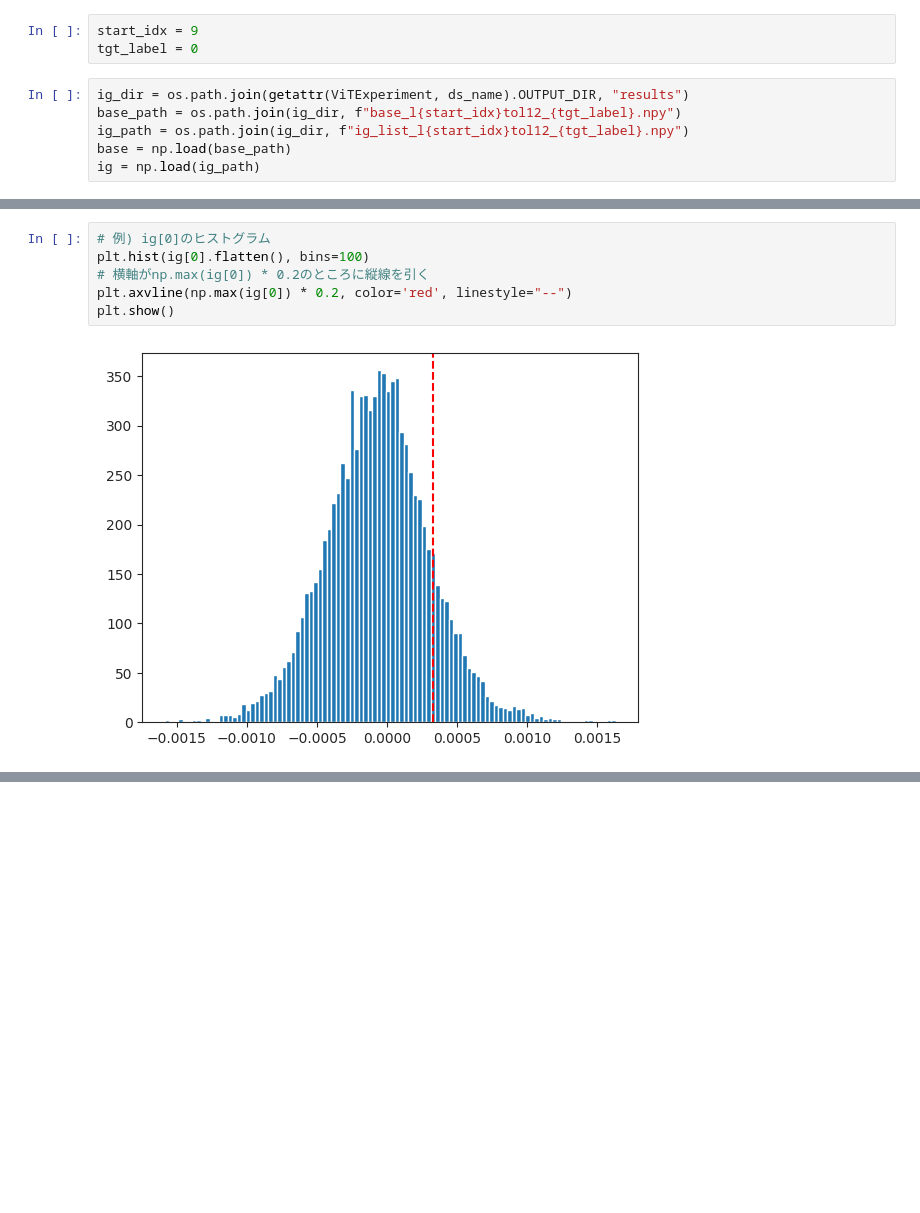
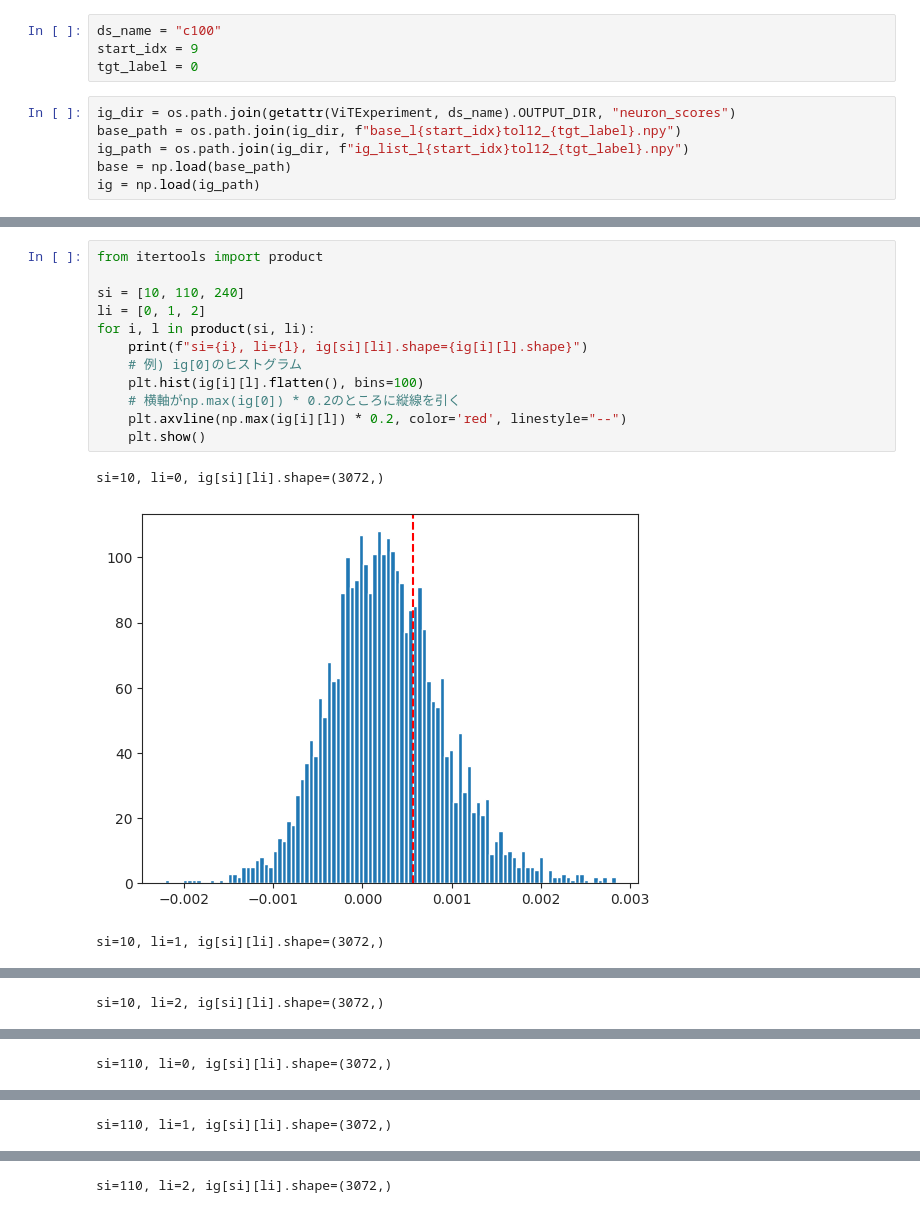
Before and after one commit to posl/RepTran-replication, a Jupyter notebook: playgrounds/analyze_ig.ipynb, the cells around one changed output, grey strips where cells are left out. Cells and saved outputs as stored; diff of their text form; blank space fills up the shorter version.

```diff
--- a/playgrounds/analyze_ig.ipynb
+++ b/playgrounds/analyze_ig.ipynb
@@ -17,8 +23,9 @@ sns.set_style("ticks")
 # %%
+ds_name = "c100"
 start_idx = 9
 tgt_label = 0
 # %%
-ig_dir = os.path.join(getattr(ViTExperiment, ds_name).OUTPUT_DIR, "results")
+ig_dir = os.path.join(getattr(ViTExperiment, ds_name).OUTPUT_DIR, "neuron_scores")
 base_path = os.path.join(ig_dir, f"base_l{start_idx}tol12_{tgt_label}.npy")
 ig_path = os.path.join(ig_dir, f"ig_list_l{start_idx}tol12_{tgt_label}.npy")
 base = np.load(base_path)
@@ -34,8 +41,16 @@ ig.shape
 # %%
-# 例) ig[0]のヒストグラム
-plt.hist(ig[0].flatten(), bins=100)
-# 横軸がnp.max(ig[0]) * 0.2のところに縦線を引く
-plt.axvline(np.max(ig[0]) * 0.2, color='red', linestyle="--")
-plt.show()
+from itertools import product
+
+si = [10, 110, 240]
+li = [0, 1, 2]
+for i, l in product(si, li):
+    print(f"si={i}, li={l}, ig[si][li].shape={ig[i][l].shape}")
+    # 例) ig[0]のヒストグラム
+    plt.hist(ig[i][l].flatten(), bins=100)
+    # 横軸がnp.max(ig[0]) * 0.2のところに縦線を引く
+    plt.axvline(np.max(ig[i][l]) * 0.2, color='red', linestyle="--")
+    plt.show()
 # %% [output]
+si=10, li=0, ig[si][li].shape=(3072,)
-[figure, old version]
+[figure, new version]
+si=10, li=1, ig[si][li].shape=(3072,)
@@ -41,0 +58 @@ plt.show()
+si=10, li=2, ig[si][li].shape=(3072,)
@@ -41,0 +60 @@ plt.show()
+si=110, li=0, ig[si][li].shape=(3072,)
@@ -41,0 +62 @@ plt.show()
+si=110, li=1, ig[si][li].shape=(3072,)
@@ -41,0 +64 @@ plt.show()
+si=110, li=2, ig[si][li].shape=(3072,)
```
Also changed, not shown: parts of 10 cells of this notebook, 4 other files.
